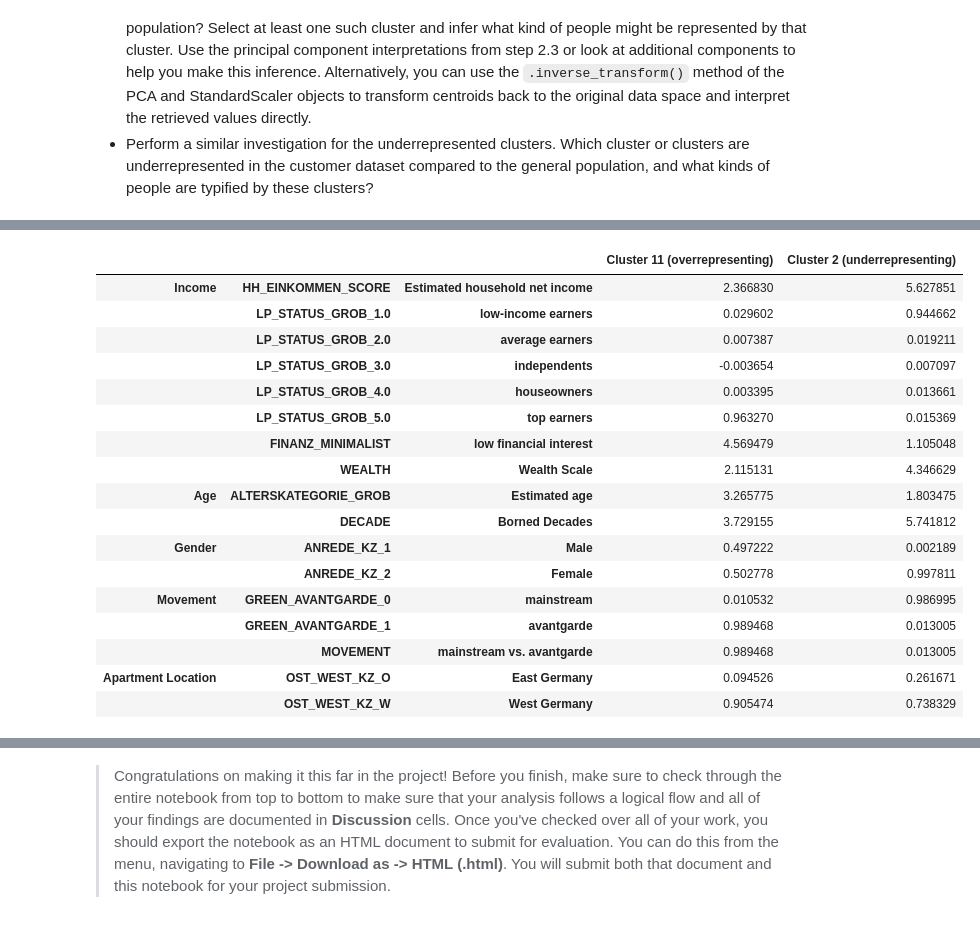
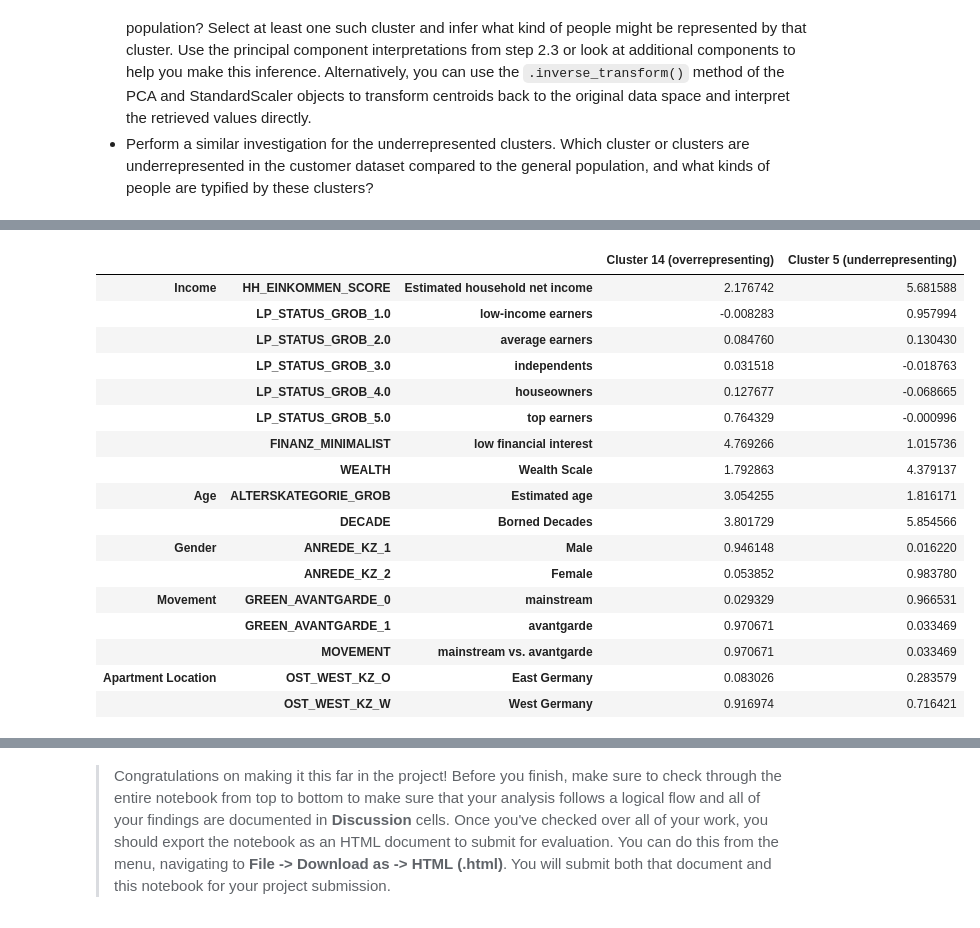
Before and after one commit to Zhitaow/Identify_Customer_Segments, a Jupyter notebook: Identify_Customer_Segments.ipynb, the cells around one changed output, grey strips where cells are left out. Drawn from its saved outputs; the diff is of its cells as text; code cells hidden in the pictures.

```diff
--- a/Identify_Customer_Segments.ipynb
+++ b/Identify_Customer_Segments.ipynb
@@ -853,13 +967,28 @@ def clean_data(df, col_thres = 30, row_thres = 30):
     data['WEALTH'] = data['CAMEO_INTL_2015'].astype(float).apply(lambda x: np.floor(x / 10))
     data['LIFE_STAGE'] = data['CAMEO_INTL_2015'].astype(float).apply(lambda x: (x % 10))
 
+    # Investigate "WOHNLAGE" and engineer two new variables.
+    data['NEIGHBORHOOD'] = data['WOHNLAGE'].astype(float).apply(lambda x: feature_neighborhood(x))
+    data['RURAL_FLAG'] = data['WOHNLAGE'].astype(float).apply(lambda x: feature_rural(x))
+    impute_na(data, 'NEIGHBORHOOD')
+    impute_na(data, 'RURAL_FLAG')
+
+    # Investigate "PLZ8_BAUMAX" and engineer two new variables.
+    data['PLZ8_HOMES'] = data['PLZ8_BAUMAX'].astype(float).apply(lambda x: feature_homes(x))
+    data['PLZ8_BUSINESS'] = data['PLZ8_BAUMAX'].astype(float).apply(lambda x: feature_business(x))
+    impute_na(data, 'PLZ8_HOMES')
+    impute_na(data, 'PLZ8_BUSINESS')
+
     # Drop the four original features
-    data.drop(['PRAEGENDE_JUGENDJAHRE', 'CAMEO_INTL_2015', 'LP_LEBENSPHASE_FEIN', 'LP_LEBENSPHASE_GROB'], axis = 1, inplace = True)
+    data.drop(['PRAEGENDE_JUGENDJAHRE', 'CAMEO_INTL_2015', 'WOHNLAGE', 'PLZ8_BAUMAX', 'LP_LEBENSPHASE_FEIN', 'LP_LEBENSPHASE_GROB'], axis = 1, inplace = True)
     print("\n The new dataset dimension after Step 5 is: {}".format(data.shape))
     data.reset_index(drop=True, inplace = True)
-    return data
+
+    # perform sanity check
+    sanity_check(data)
 
     # Return the cleaned dataframe.
+    return data
 # %%
 # Load in the general demographics data.
 azdias = pd.read_csv('Udacity_AZDIAS_Subset.csv', delimiter = ';')
@@ -942,5 +1071,5 @@ Cut point of 95% explained variance is at the 121-th component
 # %%
 # Re-apply PCA to the data while selecting for number of components to retain.
-n_components = 120
+n_components = 10
 pca = PCA(n_components = n_components)
 azdias_scaled_pca = pca.fit_transform(azdias_scaled)
@@ -1158,9 +1295,9 @@ customers_NaN_CNT = customers.shape[0] - customers_processed.shape[0]
 '''
 The customer dataset missed a value of 5 in GEBAEUDETYP feature.
 Therefore, when converted to dummy variable, we need to add a column GEBAEUDETYP_5.0 with all zeros.
-Noted that this column shall be added in place as the dataframe will be converted into matrix.
+Noted that this column shall be added in place as the dataframe will be converted into a matrix.
 '''
-col_pos = 137
+col_pos = 135
 # diff = [x for x in azdias_processed.columns if x not in customers_processed.columns]
 # customers_processed.columns[121:150]
 customers_processed.insert(col_pos, "GEBAEUDETYP_5.0", np.zeros(customers_processed.shape[0]))
@@ -1247,59 +1384,59 @@ Text(0.35,1.02,'Note: Cluster 15 represents high-NaN data')
 # customer data compared to the general population?
 
 # select one overrepresenting cluster, and one underrepresenting cluster
-centroid_id = [11, 2]
+centroid_id = [14, 5]
 centroids = []
 cluster_center = km.cluster_centers_[centroid_id,:]
 df_result = pd.DataFrame(data = scaler.inverse_transform(pca.inverse_transform(cluster_center)), \
-    columns = azdias_processed.columns, index = ['Cluster 11 (overrepresenting)', 'Cluster 2 (underrepresenting)'])
+    columns = azdias_processed.columns, index = ['Cluster 14 (overrepresenting)', 'Cluster 5 (underrepresenting)'])
 # income-related features
 income_col = ['HH_EINKOMMEN_SCORE','LP_STATUS_GROB_1.0','LP_STATUS_GROB_2.0',\
             'LP_STATUS_GROB_3.0','LP_STATUS_GROB_4.0','LP_STATUS_GROB_5.0',\
             'FINANZ_MINIMALIST', 'WEALTH']
 # age-related features
 age_col = ['ALTERSKATEGORIE_GROB', 'DECADE']
 # gender-related features
 gender_col = ['ANREDE_KZ_1','ANREDE_KZ_2']
 # movement features
 move_col = ['GREEN_AVANTGARDE_0','GREEN_AVANTGARDE_1', 'MOVEMENT']
 # building location
 location_col = ['OST_WEST_KZ_O','OST_WEST_KZ_W']
 
 features = income_col + age_col + gender_col + move_col + location_col
 
 parents = ['Income' for i in np.arange(len(income_col))] + \
         ['Age' for i in np.arange(len(age_col))] + \
         ['Gender' for i in np.arange(len(gender_col))] + \
         ['Movement' for i in np.arange(len(move_col))] + \
         ['Apartment Location' for i in np.arange(len(location_col))]
 
 meaning = ['Estimated household net income', 'low-income earners', 'average earners', \
            'independents', 'houseowners', 'top earners', 'low financial interest', 'Wealth Scale',\
           'Estimated age', 'Borned Decades', 'Male', 'Female', \
            'mainstream', 'avantgarde', 'mainstream vs. avantgarde', 'East Germany', 'West Germany']
 df_summary = pd.DataFrame(df_result[features].T.values, \
                   index=[parents, features, meaning], columns = df_result.index)
 
 display(df_summary)
 # %% [output]
-|  |  |  | Cluster 11 (overrepresenting) | Cluster 2 (underrepresenting) |
-| Income | HH_EINKOMMEN_SCORE | Estimated household net income | 2.366830 | 5.627851 |
-|  | LP_STATUS_GROB_1.0 | low-income earners | 0.029602 | 0.944662 |
-|  | LP_STATUS_GROB_2.0 | average earners | 0.007387 | 0.019211 |
-|  | LP_STATUS_GROB_3.0 | independents | -0.003654 | 0.007097 |
-|  | LP_STATUS_GROB_4.0 | houseowners | 0.003395 | 0.013661 |
-|  | LP_STATUS_GROB_5.0 | top earners | 0.963270 | 0.015369 |
-|  | FINANZ_MINIMALIST | low financial interest | 4.569479 | 1.105048 |
-|  | WEALTH | Wealth Scale | 2.115131 | 4.346629 |
-| Age | ALTERSKATEGORIE_GROB | Estimated age | 3.265775 | 1.803475 |
-|  | DECADE | Borned Decades | 3.729155 | 5.741812 |
-| Gender | ANREDE_KZ_1 | Male | 0.497222 | 0.002189 |
-|  | ANREDE_KZ_2 | Female | 0.502778 | 0.997811 |
-| Movement | GREEN_AVANTGARDE_0 | mainstream | 0.010532 | 0.986995 |
-|  | GREEN_AVANTGARDE_1 | avantgarde | 0.989468 | 0.013005 |
-|  | MOVEMENT | mainstream vs. avantgarde | 0.989468 | 0.013005 |
-| Apartment Location | OST_WEST_KZ_O | East Germany | 0.094526 | 0.261671 |
-|  | OST_WEST_KZ_W | West Germany | 0.905474 | 0.738329 |
+|  |  |  | Cluster 14 (overrepresenting) | Cluster 5 (underrepresenting) |
+| Income | HH_EINKOMMEN_SCORE | Estimated household net income | 2.176742 | 5.681588 |
+|  | LP_STATUS_GROB_1.0 | low-income earners | -0.008283 | 0.957994 |
+|  | LP_STATUS_GROB_2.0 | average earners | 0.084760 | 0.130430 |
+|  | LP_STATUS_GROB_3.0 | independents | 0.031518 | -0.018763 |
+|  | LP_STATUS_GROB_4.0 | houseowners | 0.127677 | -0.068665 |
+|  | LP_STATUS_GROB_5.0 | top earners | 0.764329 | -0.000996 |
+|  | FINANZ_MINIMALIST | low financial interest | 4.769266 | 1.015736 |
+|  | WEALTH | Wealth Scale | 1.792863 | 4.379137 |
+| Age | ALTERSKATEGORIE_GROB | Estimated age | 3.054255 | 1.816171 |
+|  | DECADE | Borned Decades | 3.801729 | 5.854566 |
+| Gender | ANREDE_KZ_1 | Male | 0.946148 | 0.016220 |
+|  | ANREDE_KZ_2 | Female | 0.053852 | 0.983780 |
+| Movement | GREEN_AVANTGARDE_0 | mainstream | 0.029329 | 0.966531 |
+|  | GREEN_AVANTGARDE_1 | avantgarde | 0.970671 | 0.033469 |
+|  | MOVEMENT | mainstream vs. avantgarde | 0.970671 | 0.033469 |
+| Apartment Location | OST_WEST_KZ_O | East Germany | 0.083026 | 0.283579 |
+|  | OST_WEST_KZ_W | West Germany | 0.916974 | 0.716421 |
 # %% [markdown]
 ### Discussion 3.3: Compare Customer Data to Demographics Data
 
```
Also changed, not shown: parts of 24 cells of this notebook, 1 other file.
